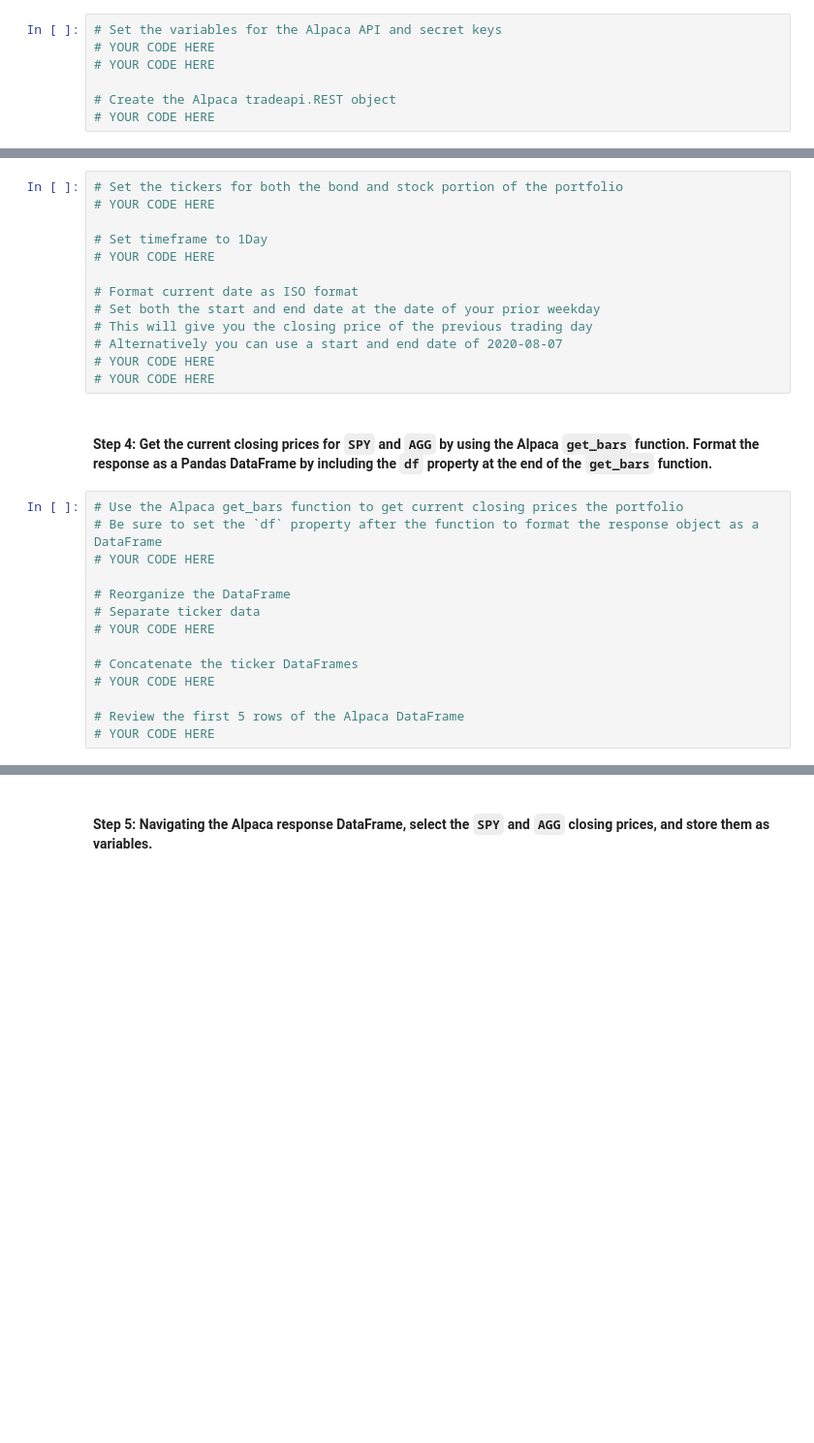
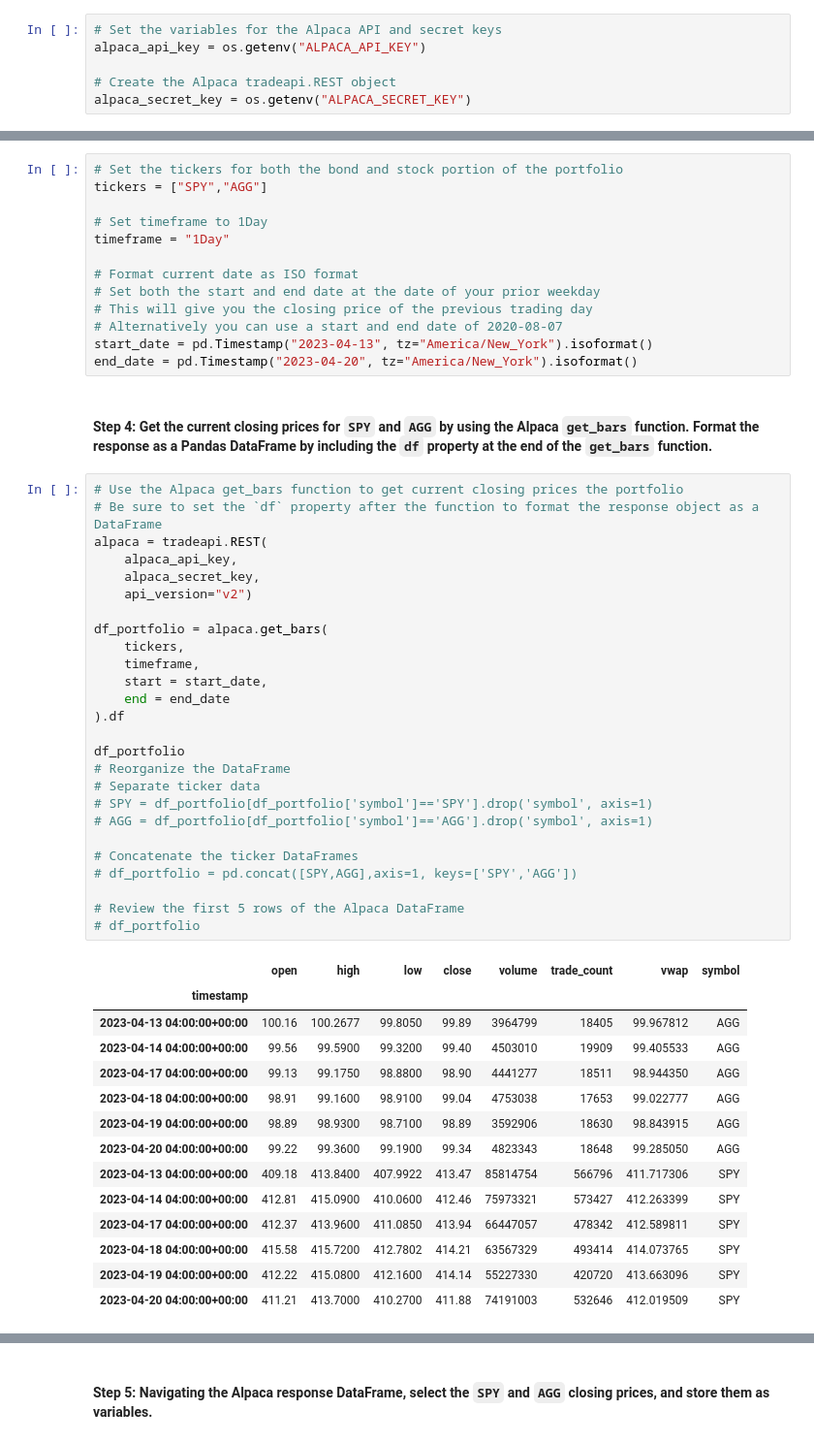
Before and after one commit to AlexanderValenzuela/financial_planning, a Jupyter notebook: financial_planning_tools.ipynb, the cells around one changed output, grey strips where cells are left out. Shown: that part at 97% size. Saved outputs shown, nothing was run; the diff lists cells and outputs as text; blank space fills up the shorter version.

```diff
--- a/financial_planning_tools.ipynb
+++ b/financial_planning_tools.ipynb
@@ -139,11 +186,10 @@ agg_shares = 200
 #### Step 2: Set the variables for the Alpaca API and secret keys. Using the Alpaca SDK, create the Alpaca `tradeapi.REST` object. In this object, include the parameters for the Alpaca API key, the secret key, and the version number.
 # %%
 # Set the variables for the Alpaca API and secret keys
-# YOUR CODE HERE
-# YOUR CODE HERE
+alpaca_api_key = os.getenv("ALPACA_API_KEY")
 
 # Create the Alpaca tradeapi.REST object
-# YOUR CODE HERE
+alpaca_secret_key = os.getenv("ALPACA_SECRET_KEY")
 # %% [markdown]
 #### Step 3: Set the following parameters for the Alpaca API call:
 
@@ -154,30 +200,57 @@ agg_shares = 200
 - `start_date` and `end_date`: Use the same date for these parameters, and format them with the date of the previous weekday (or `2020-08-07`). This is because you want the one closing price for the most-recent trading day.
 # %%
 # Set the tickers for both the bond and stock portion of the portfolio
-# YOUR CODE HERE
+tickers = ["SPY","AGG"]
 
 # Set timeframe to 1Day
-# YOUR CODE HERE
+timeframe = "1Day"
 
 # Format current date as ISO format
 # Set both the start and end date at the date of your prior weekday
 # This will give you the closing price of the previous trading day
 # Alternatively you can use a start and end date of 2020-08-07
-# YOUR CODE HERE
-# YOUR CODE HERE
+start_date = pd.Timestamp("2023-04-13", tz="America/New_York").isoformat()
+end_date = pd.Timestamp("2023-04-20", tz="America/New_York").isoformat()
 # %% [markdown]
 #### Step 4: Get the current closing prices for `SPY` and `AGG` by using the Alpaca `get_bars` function. Format the response as a Pandas DataFrame by including the `df` property at the end of the `get_bars` function.
 # %%
 # Use the Alpaca get_bars function to get current closing prices the portfolio
 # Be sure to set the `df` property after the function to format the response object as a DataFrame
-# YOUR CODE HERE
+alpaca = tradeapi.REST(
+    alpaca_api_key,
+    alpaca_secret_key,
+    api_version="v2")
 
+df_portfolio = alpaca.get_bars(
+    tickers,
+    timeframe,
+    start = start_date,
+    end = end_date
+).df
+
+df_portfolio
 # Reorganize the DataFrame
 # Separate ticker data
-# YOUR CODE HERE
+# SPY = df_portfolio[df_portfolio['symbol']=='SPY'].drop('symbol', axis=1)
+# AGG = df_portfolio[df_portfolio['symbol']=='AGG'].drop('symbol', axis=1)
 
 # Concatenate the ticker DataFrames
-# YOUR CODE HERE
+# df_portfolio = pd.concat([SPY,AGG],axis=1, keys=['SPY','AGG'])
 
 # Review the first 5 rows of the Alpaca DataFrame
-# YOUR CODE HERE
+# df_portfolio
+# %% [output]
+|  | open | high | low | close | volume | trade_count | vwap | symbol |
+| timestamp |  |  |  |  |  |  |  |  |
+| 2023-04-13 04:00:00+00:00 | 100.16 | 100.2677 | 99.8050 | 99.89 | 3964799 | 18405 | 99.967812 | AGG |
+| 2023-04-14 04:00:00+00:00 | 99.56 | 99.5900 | 99.3200 | 99.40 | 4503010 | 19909 | 99.405533 | AGG |
+| 2023-04-17 04:00:00+00:00 | 99.13 | 99.1750 | 98.8800 | 98.90 | 4441277 | 18511 | 98.944350 | AGG |
+| 2023-04-18 04:00:00+00:00 | 98.91 | 99.1600 | 98.9100 | 99.04 | 4753038 | 17653 | 99.022777 | AGG |
+| 2023-04-19 04:00:00+00:00 | 98.89 | 98.9300 | 98.7100 | 98.89 | 3592906 | 18630 | 98.843915 | AGG |
+| 2023-04-20 04:00:00+00:00 | 99.22 | 99.3600 | 99.1900 | 99.34 | 4823343 | 18648 | 99.285050 | AGG |
+| 2023-04-13 04:00:00+00:00 | 409.18 | 413.8400 | 407.9922 | 413.47 | 85814754 | 566796 | 411.717306 | SPY |
+| 2023-04-14 04:00:00+00:00 | 412.81 | 415.0900 | 410.0600 | 412.46 | 75973321 | 573427 | 412.263399 | SPY |
+| 2023-04-17 04:00:00+00:00 | 412.37 | 413.9600 | 411.0850 | 413.94 | 66447057 | 478342 | 412.589811 | SPY |
+| 2023-04-18 04:00:00+00:00 | 415.58 | 415.7200 | 412.7802 | 414.21 | 63567329 | 493414 | 414.073765 | SPY |
+| 2023-04-19 04:00:00+00:00 | 412.22 | 415.0800 | 412.1600 | 414.14 | 55227330 | 420720 | 413.663096 | SPY |
+| 2023-04-20 04:00:00+00:00 | 411.21 | 413.7000 | 410.2700 | 411.88 | 74191003 | 532646 | 412.019509 | SPY |
```
Also changed, not shown: parts of 16 cells of this notebook.
